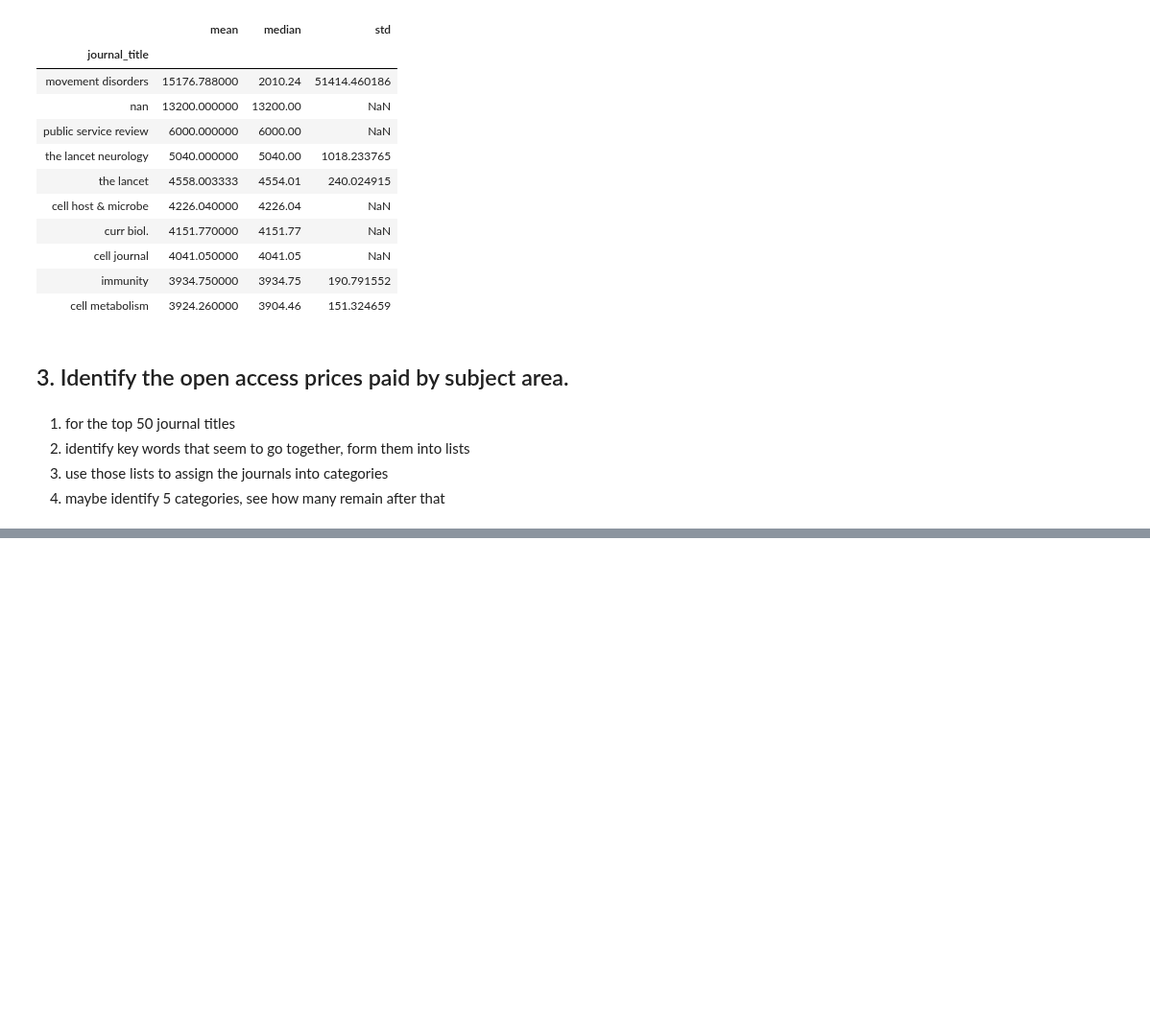
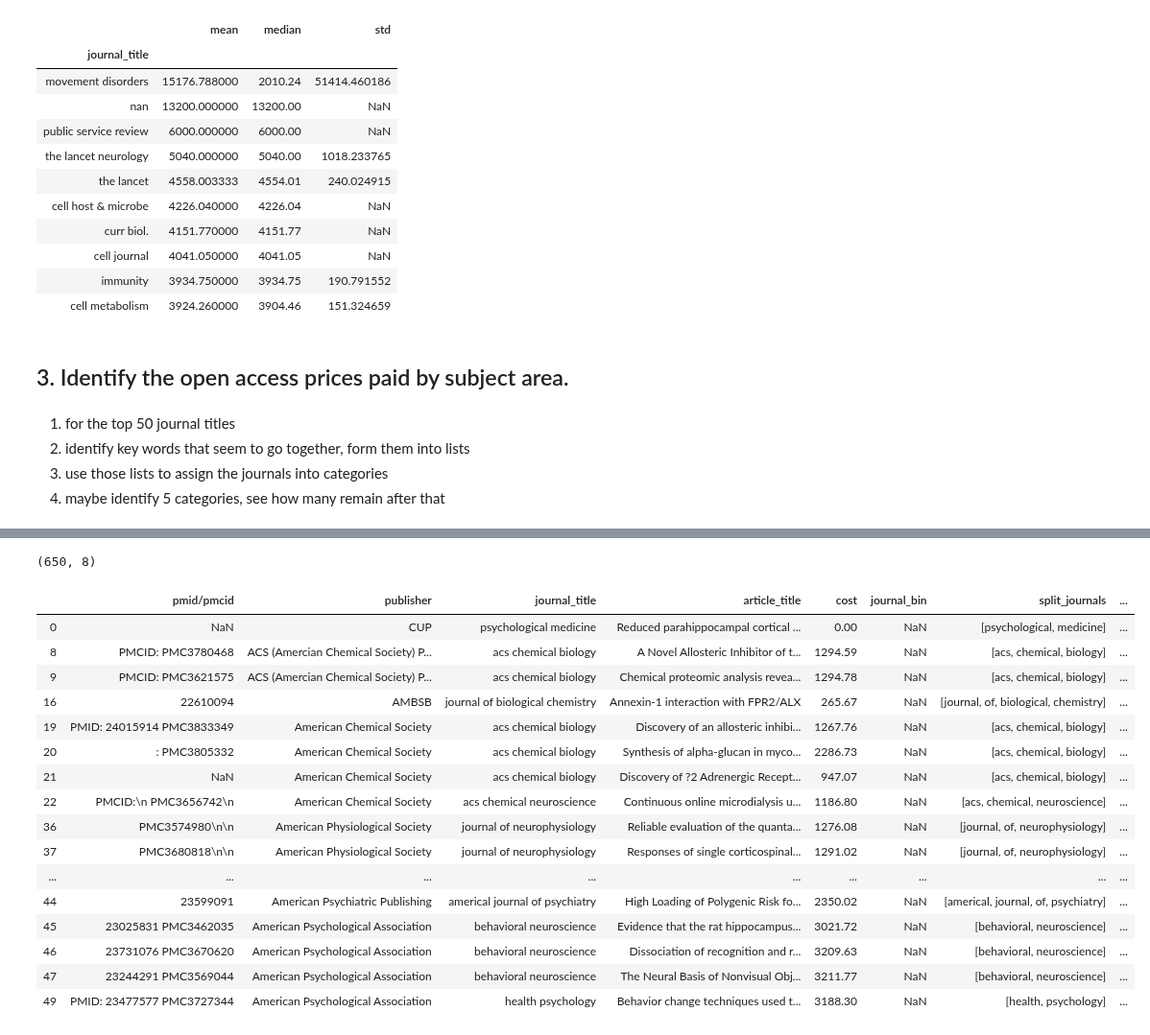
Before and after one commit to mrkjhsn/Thinkful-Exercises, a Jupyter notebook: data_cleaning_validation.ipynb, the cells around one changed output, grey strips where cells are left out. Shown at 96% size. Cells and saved outputs as stored; diff of their text form; code cells hidden in the pictures; blank space fills up the shorter version.

```diff
--- a/data_cleaning_validation.ipynb
+++ b/data_cleaning_validation.ipynb
@@ -233,10 +237,9 @@ tropical medicine and international health                   6
 Name: journal_title, dtype: int64
 # %%
-brain = ['cereb',
-        'brain',
-        'neuro',
-         'cortex'
-        ]
+brain = ('cereb'or
+        'brain'or
+        'neuro'or
+         'cortex')
 
 # seems like I can't do a list if I want to use str.contains
 # in order to hunt down smaller patterns in journal titles
@@ -249,10 +252,7 @@ disease = ('virol'or
           'infec'or
           'para')
 
-# df.loc[df.journal_title.isin(brain), 'journal_bin'] = 'brain'
+df.loc[df.journal_title.str.contains(brain), 'journal_bin'] = 'brain'
 
 df.loc[df.journal_title.str.contains(disease), 'journal_bin'] = 'disease'
-
-# df.loc[df.journal_title.isin(brain), 'journal_title'] = 'brain'
-# df.loc[df.journal_title.isin(brain), 'journal_title'] = 'brain'
 # %%
@@ -277,0 +264,3 @@ df.loc[df.journal_bin.notnull()]
+# %%
+# split up each journal title based on spaces
+df['split_journals'] = df.journal_title.str.split(' ')
@@ -277,0 +298,37 @@ df.loc[df.journal_bin.notnull()]
+# %%
+# assign labels based on key words
+df.loc[df.journal_title.str.contains('biol'), 'journal_bin2'] = 'biology'
+df.loc[df.journal_title.str.contains('gene'), 'journal_bin2'] = 'genetics'
+df.loc[df.journal_title.str.contains('neuro'), 'journal_bin2'] = 'neurology'
+df.loc[df.journal_title.str.contains('psych'), 'journal_bin2'] = 'psychology'
+df.loc[df.journal_title.str.contains('endo'), 'journal_bin2'] = 'endocrinology'
+df.loc[df.journal_title.str.contains('epid'), 'journal_bin2'] = 'epidemiology'
+df.loc[df.journal_title.str.contains('pharma'), 'journal_bin2'] = 'pharmacology'
+# %%
+# this seemed much more effective
+df.loc[df.journal_bin2.notnull()].shape
+# %% [output]
+(650, 8)
+# %%
+# some aren't labeled quite properly
+# for instance chemical biology is being assigned to biology right now
+
+df.loc[df.journal_bin2.notnull()].head(20)
+# %% [output]
+|  | pmid/pmcid | publisher | journal_title | article_title | cost | journal_bin | split_journals | ... |
+| 0 | NaN | CUP | psychological medicine | Reduced parahippocampal cortical ... | 0.00 | NaN | [psychological, medicine] | ... |
+| 8 | PMCID: PMC3780468 | ACS (Amercian Chemical Society) P... | acs chemical biology | A Novel Allosteric Inhibitor of t... | 1294.59 | NaN | [acs, chemical, biology] | ... |
+| 9 | PMCID: PMC3621575 | ACS (Amercian Chemical Society) P... | acs chemical biology | Chemical proteomic analysis revea... | 1294.78 | NaN | [acs, chemical, biology] | ... |
+| 16 | 22610094 | AMBSB | journal of biological chemistry | Annexin-1 interaction with FPR2/ALX | 265.67 | NaN | [journal, of, biological, chemistry] | ... |
+| 19 | PMID: 24015914 PMC3833349 | American Chemical Society | acs chemical biology | Discovery of an allosteric inhibi... | 1267.76 | NaN | [acs, chemical, biology] | ... |
+| 20 | : PMC3805332 | American Chemical Society | acs chemical biology | Synthesis of alpha-glucan in myco... | 2286.73 | NaN | [acs, chemical, biology] | ... |
+| 21 | NaN | American Chemical Society | acs chemical biology | Discovery of ?2 Adrenergic Recept... | 947.07 | NaN | [acs, chemical, biology] | ... |
+| 22 | PMCID:\n PMC3656742\n | American Chemical Society | acs chemical neuroscience | Continuous online microdialysis u... | 1186.80 | NaN | [acs, chemical, neuroscience] | ... |
+| 36 | PMC3574980\n\n | American Physiological Society | journal of neurophysiology | Reliable evaluation of the quanta... | 1276.08 | NaN | [journal, of, neurophysiology] | ... |
+| 37 | PMC3680818\n\n | American Physiological Society | journal of neurophysiology | Responses of single corticospinal... | 1291.02 | NaN | [journal, of, neurophysiology] | ... |
+| ... | ... | ... | ... | ... | ... | ... | ... | ... |
+| 44 | 23599091 | American Psychiatric Publishing | americal journal of psychiatry | High Loading of Polygenic Risk fo... | 2350.02 | NaN | [americal, journal, of, psychiatry] | ... |
+| 45 | 23025831 PMC3462035 | American Psychological Association | behavioral neuroscience | Evidence that the rat hippocampus... | 3021.72 | NaN | [behavioral, neuroscience] | ... |
+| 46 | 23731076 PMC3670620 | American Psychological Association | behavioral neuroscience | Dissociation of recognition and r... | 3209.63 | NaN | [behavioral, neuroscience] | ... |
+| 47 | 23244291 PMC3569044 | American Psychological Association | behavioral neuroscience | The Neural Basis of Nonvisual Obj... | 3211.77 | NaN | [behavioral, neuroscience] | ... |
+| 49 | PMID: 23477577 PMC3727344 | American Psychological Association | health psychology | Behavior change techniques used t... | 3188.30 | NaN | [health, psychology] | ... |
```
Also changed, not shown: parts of 8 cells of this notebook.
